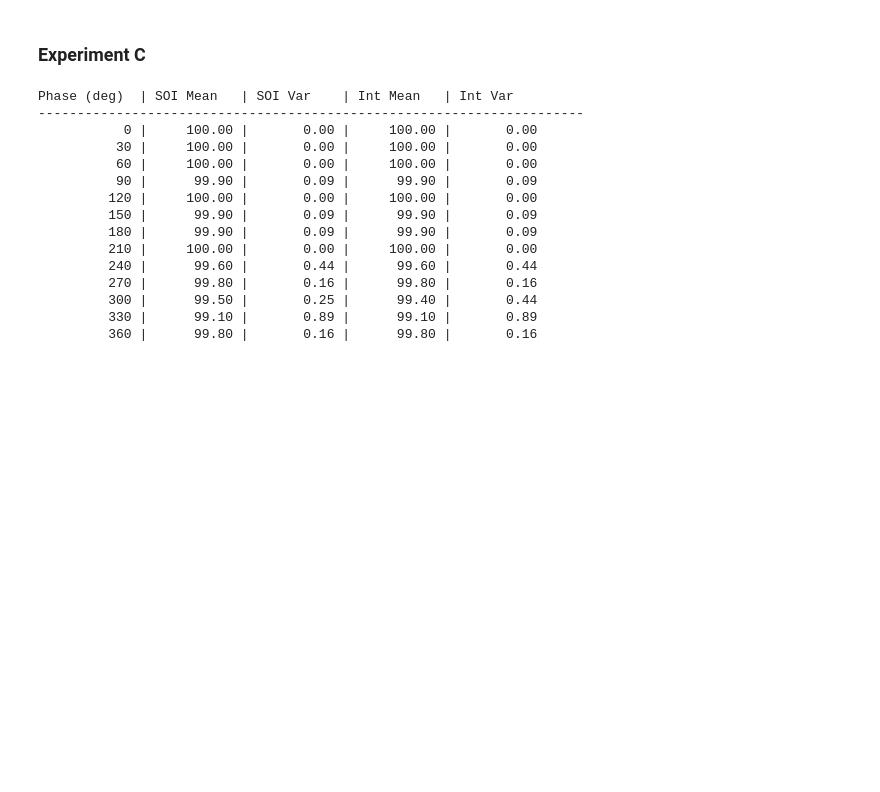
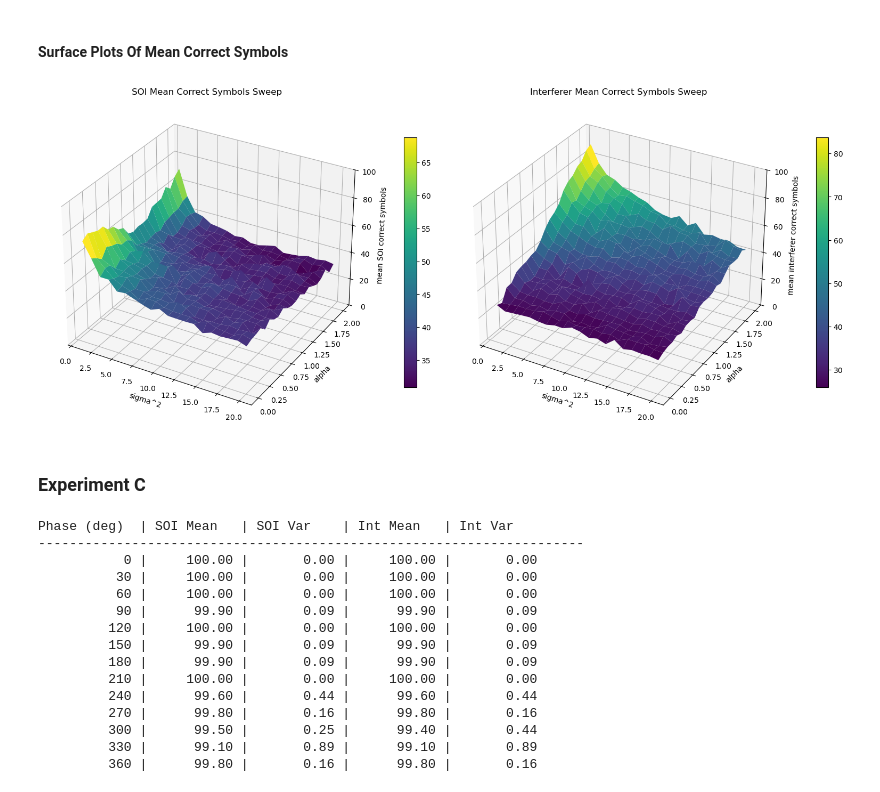
Before and after one commit to JaredMiller9922/DL-AIR, a Jupyter notebook: final_experiments_single_channel.ipynb, the cells around one changed output. Drawn from its saved outputs; the diff is of its cells as text; code cells hidden in the pictures; blank space fills up the shorter version.

```diff
--- a/final_experiments_single_channel.ipynb
+++ b/final_experiments_single_channel.ipynb
@@ -7,0 +28,11 @@ gen = RFMixtureGenerator(seed=0)
+# %%
+sweep_alphas = np.round(np.arange(0.0, 2.0 + 0.1, 0.1), 1)
+sweep_sigma2_values = np.arange(1, 21, dtype=np.float32)
+sweep_trials = 10
+sweep_n_symbols = 100
+
+sweep_rrc = rrc_taps(
+    sps=ExperimentConfig.samples_per_symbol,
+    beta=ExperimentConfig.rolloff,
+    span_symbols=ExperimentConfig.rrc_span_symbols,
+)
@@ -8,3 +291,42 @@ gen = RFMixtureGenerator(seed=0)
+# %% [markdown]
+#### Surface Plots Of Mean Correct Symbols
+# %%
+fig = plt.figure(figsize=(16, 7))
+
+sigma2_grid_soi, alpha_grid_soi = np.meshgrid(
+    T_a_mean_soi.columns.to_numpy(dtype=float),
+    T_a_mean_soi.index.to_numpy(dtype=float),
+)
+z_grid_soi = T_a_mean_soi.to_numpy(dtype=float)
+
+ax1 = fig.add_subplot(121, projection="3d")
+surf1 = ax1.plot_surface(sigma2_grid_soi, alpha_grid_soi, z_grid_soi, cmap="viridis", edgecolor="none")
+ax1.set_xlabel("sigma^2")
+ax1.set_ylabel("alpha")
+ax1.set_zlabel("mean SOI correct symbols")
+ax1.set_zlim(0, 100)
+ax1.set_title("SOI Mean Correct Symbols Sweep")
+fig.colorbar(surf1, ax=ax1, shrink=0.7, pad=0.08)
+
+sigma2_grid_int, alpha_grid_int = np.meshgrid(
+    T_a_mean_int.columns.to_numpy(dtype=float),
+    T_a_mean_int.index.to_numpy(dtype=float),
+)
+z_grid_int = T_a_mean_int.to_numpy(dtype=float)
+
+ax2 = fig.add_subplot(122, projection="3d")
+surf2 = ax2.plot_surface(sigma2_grid_int, alpha_grid_int, z_grid_int, cmap="viridis", edgecolor="none")
+ax2.set_xlabel("sigma^2")
+ax2.set_ylabel("alpha")
+ax2.set_zlabel("mean interferer correct symbols")
+ax2.set_zlim(0, 100)
+ax2.set_title("Interferer Mean Correct Symbols Sweep")
+fig.colorbar(surf2, ax=ax2, shrink=0.7, pad=0.08)
+
+plt.tight_layout()
+plt.show()
+# %% [output]
+[figure, added]
 # %% [markdown]
 ### Experiment C
 # %%
```
Also changed, not shown: parts of 9 cells of this notebook, 1 other file.
